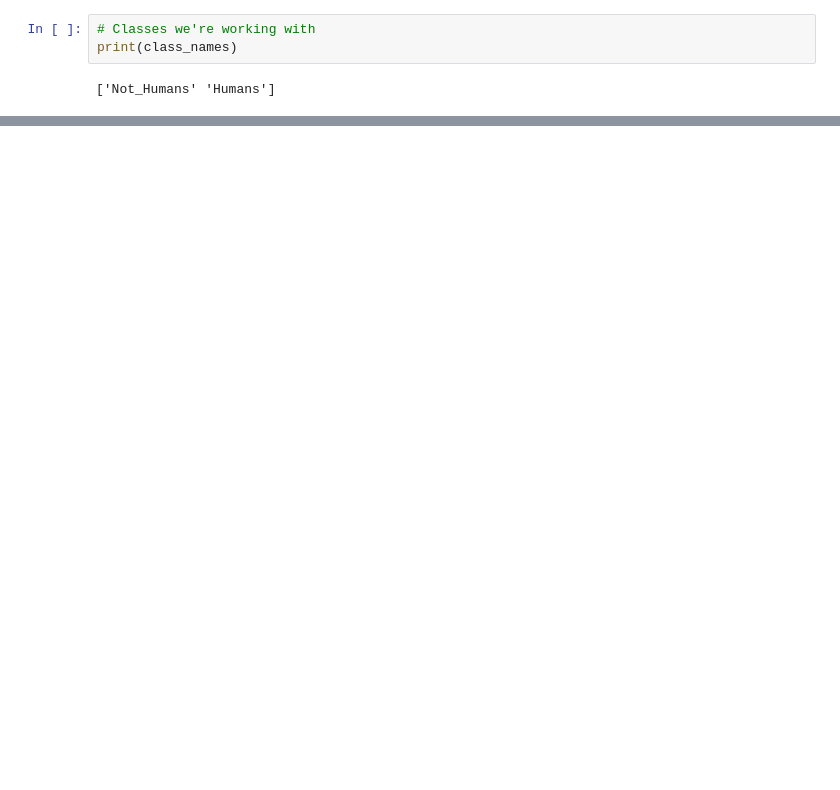
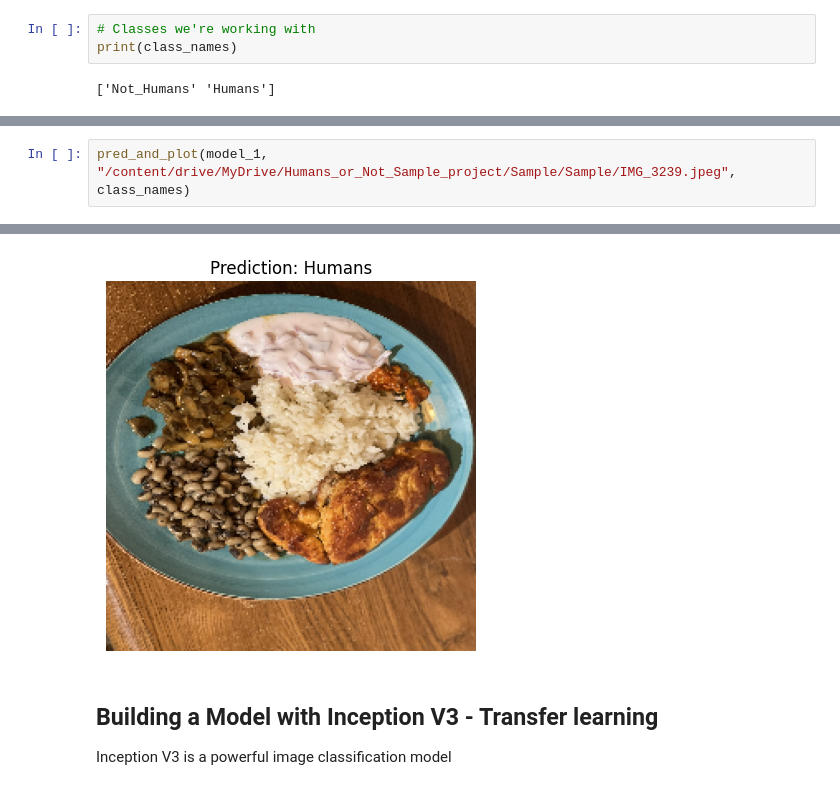
Before and after one commit to charles01george/01_Hum_or_Not_Sample, a Jupyter notebook: Humans_or_not_Sample.ipynb, the cells around one changed output, grey strips where cells are left out. Cells and saved outputs as stored; diff of their text form; blank space fills up the shorter version.

```diff
--- a/Humans_or_not_Sample.ipynb
+++ b/Humans_or_not_Sample.ipynb
@@ -372,0 +494,3 @@ print(class_names)
+# %%
+pred_and_plot(model_1, "/content/drive/MyDrive/Humans_or_Not_Sample_project/Sample/Sample/IMG_3239.jpeg", class_names)
+# %% [output]
@@ -372,0 +499,5 @@ print(class_names)
+[figure, added]
+# %% [markdown]
+## Building a Model with Inception V3 - Transfer learning
+
+Inception V3 is a powerful image classification model
```
Also changed, not shown: parts of 64 cells of this notebook.
